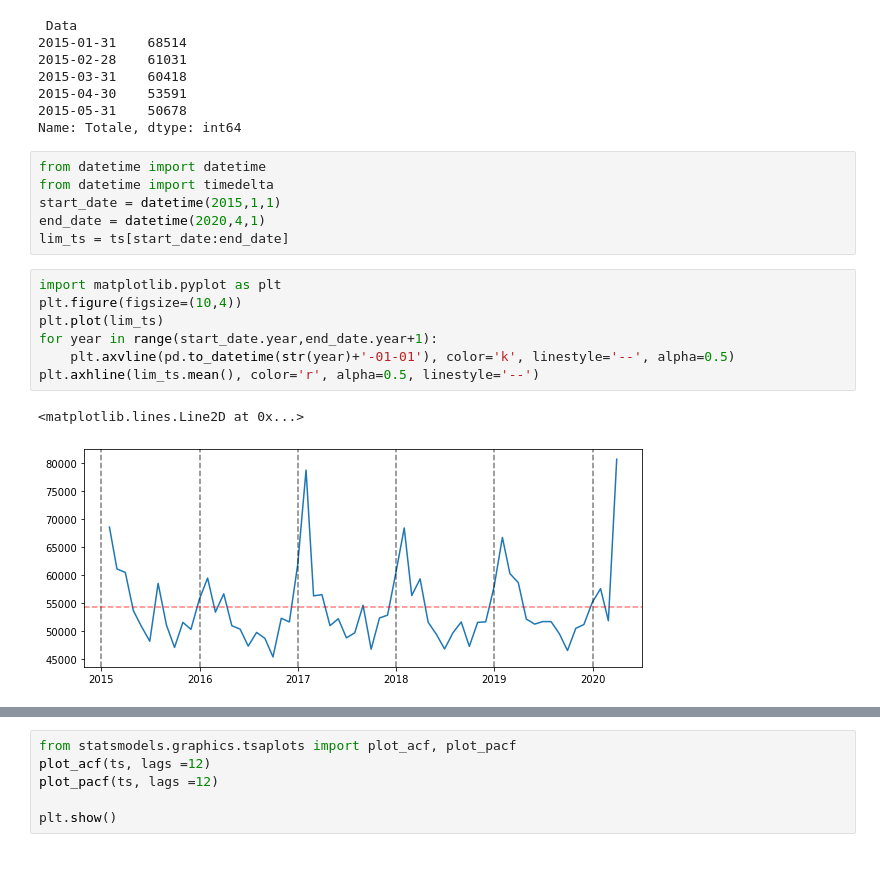
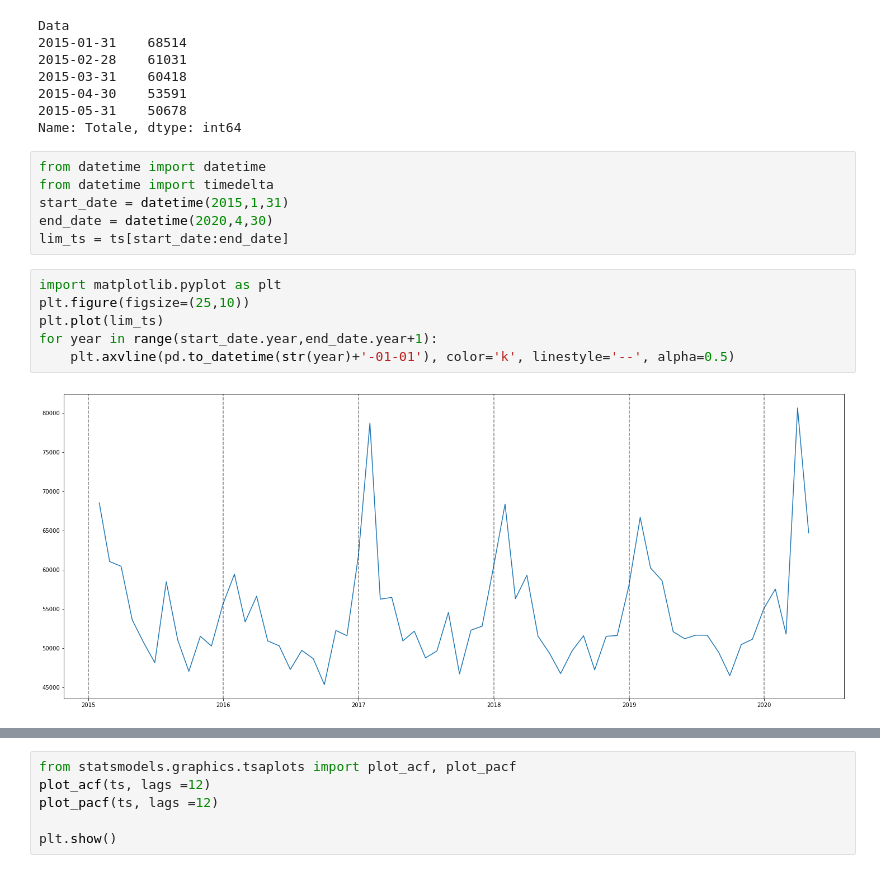
Before and after one commit to SofiaBlack/COVID-19_deaths_analysis, a Jupyter notebook: SARIMAX Model_monthly .ipynb, the cells around one changed output, grey strips where cells are left out. Cells and saved outputs as stored; diff of their text form.

```diff
--- a/SARIMAX Model_monthly .ipynb
+++ b/SARIMAX Model_monthly .ipynb
@@ -44,16 +44,14 @@ Name: Totale, dtype: int64
 # %%
 from datetime import datetime
 from datetime import timedelta
-start_date = datetime(2015,1,1)
-end_date = datetime(2020,4,1)
+start_date = datetime(2015,1,31)
+end_date = datetime(2020,4,30)
 lim_ts = ts[start_date:end_date]
 # %%
 import matplotlib.pyplot as plt
-plt.figure(figsize=(10,4))
+plt.figure(figsize=(25,10))
 plt.plot(lim_ts)
 for year in range(start_date.year,end_date.year+1):
     plt.axvline(pd.to_datetime(str(year)+'-01-01'), color='k', linestyle='--', alpha=0.5)
-plt.axhline(lim_ts.mean(), color='r', alpha=0.5, linestyle='--')
 # %% [output]
-<matplotlib.lines.Line2D at 0x...>
-[figure, old version]
+[figure, new version]
```
Also changed, not shown: parts of 4 cells of this notebook, 10 other files.
